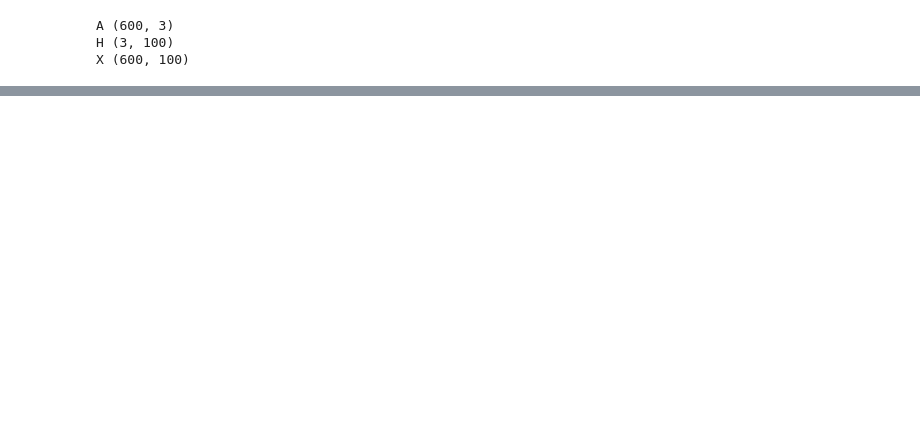
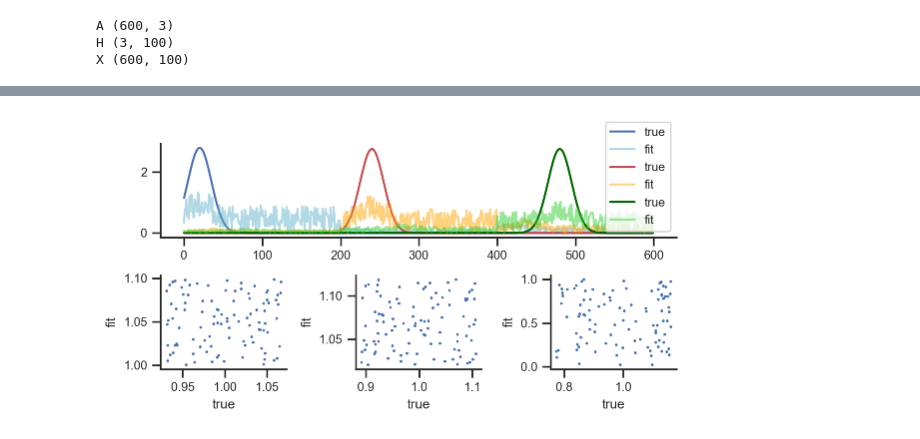
Before and after one commit to AllenInstitute/sourcesep, a Jupyter notebook: notebooks/33_nmf_torch.ipynb, the cells around one changed output, grey strips where cells are left out. Saved outputs shown, nothing was run; the diff lists cells and outputs as text; code cells hidden in the pictures; blank space fills up the shorter version.

Commit message:
proj. gradient descent nmf tests

```diff
--- a/notebooks/33_nmf_torch.ipynb
+++ b/notebooks/33_nmf_torch.ipynb
@@ -186,0 +146,99 @@ h_bias:  tensor([0.1013, 0.2448, 0.1000], requires_grad=True)
+# %%
+# learning rate
+lr = 1e-5
+
+# post gradient step modifiers:
+min_value = 1e-6
+prox_plus = torch.nn.Threshold(0, min_value)
+
+
+def prox_norm(x):
+    return (x / torch.norm(x, p=2))*torch.sqrt(torch.tensor(float(a[0].numel()), dtype=torch.float32))
+
+
+for i in range(20000+1):
+    a_ = {}
+    for src in range(n_sources):
+        a_[src] = torch.cat(list(a_coef[ch][src]*a[src] for ch in range(n_channels)), dim=0)
+    A_ = torch.cat((a_[0], a_[1], a_[2]), dim=1)
+
+    h0_ = h_coef[0] * h01 + h_bias[0]
+    h1_ = prox_plus(h_coef[1] * (1-h01) + h_bias[1])
+    H_ = torch.cat((h0_, h1_, h2), dim=0)
+
+    X_ = torch.matmul(A_, H_)
+    loss = torch.linalg.matrix_norm(X_ - X, ord='fro')**2
+    loss.backward()
+
+    with torch.no_grad():
+        # project all values to non-negative side
+        for p in [a[0], a[1], a[2],
+                  a_coef[0], a_coef[1], a_coef[2],
+                  h01, h2,
+                  h_coef, h_bias]:
+            p -= lr * p.grad
+            p.grad.zero_()
+            p.data = prox_plus(p)
+
+        # scale for spectral shape from each source
+        for p in [a[0], a[1], a[2]]:
+            p.data = prox_norm(p)
+
+        # sum of contribution across channels is 1
+        for p in (a_coef[0], a_coef[1], a_coef[2]):
+            p.data = p/torch.sum(p)
+
+        # keep the norm of h01 to be 1, and scale h_coef accordingly
+        # h2 does not need to be normalized this way
+        c = 0.5
+        h01_norm = c * (h01.shape[1])**0.5 / torch.norm(h01, p=2)
+        h01.data = (h01 * h01_norm)
+        h_coef.data = h_coef / h01_norm
+
+    if i % 5000 == 0:
+
+        # Create a grid of 2 rows and 3 columns
+        gs = gridspec.GridSpec(2, 3, figure=plt.figure(figsize=(6, 3)))
+
+        # This plot spans all columns of the first row
+        ax1 = plt.subplot(gs[0, :])
+        ax1.plot(A[:, 0], c='b', label='true')
+        ax1.plot(A_[:, 0].detach().numpy(), alpha=0.5,  c='c', label='fit')
+        ax1.plot(A[:, 1], c='r', label='true')
+        ax1.plot(A_[:, 1].detach().numpy(), c='orange', alpha=0.5, label='fit')
+        ax1.plot(A[:, 2], c='darkgreen', label='true')
+        ax1.plot(A_[:, 2].detach().numpy(), c='limegreen', alpha=0.5, label='fit')
+        ax1.legend()
+
+        ax2 = plt.subplot(gs[1, 0])  # first column of the second row
+        ax2.scatter(H[0, :], H_[0, :].detach().numpy(), s=1, label='true')
+        ax2.set(xlabel='true', ylabel='fit')
+
+        ax3 = plt.subplot(gs[1, 1])  # second column of the second row
+        ax3.scatter(H[1, :], H_[1, :].detach().numpy(), s=1, label='true')
+        ax3.set(xlabel='true', ylabel='fit')
+
+        ax4 = plt.subplot(gs[1, 2])  # third column of the second row
+        ax4.scatter(H[2, :], H_[2, :].detach().numpy(), s=1, label='true')
+        ax4.set(xlabel='true', ylabel='fit')
+
+        plt.tight_layout()
+        plt.show()
+
+        f, ax = plt.subplots(3, 1, figsize=(6,3))
+        ax[0].plot(np.ravel(h01.detach().numpy()),c='b')
+        ax[1].plot(np.ravel(1-h01.detach().numpy()), c='r')
+        ax[2].plot(np.ravel(h2.detach().numpy()), c='g')
+        for ax in ax:
+            ax.set(ylim=(0,1.5))
+        plt.tight_layout()
+        plt.show()
+
+        print(f'Step: {i}, Loss: {loss.item()}')
+        print(f'Step: {i}, h_bias: {h_bias}')
+        print(f'Step: {i}, h_coef: {h_coef}')
+        print(f'Step: {i}, a_coef[0]: {a_coef[0]}')
+        print(f'Step: {i}, a_coef[1]: {a_coef[1]}')
+        print(f'Step: {i}, a_coef[2]: {a_coef[2]}')
+# %% [output]
+[figure, added]
```
Also changed, not shown: parts of 16 cells of this notebook.
